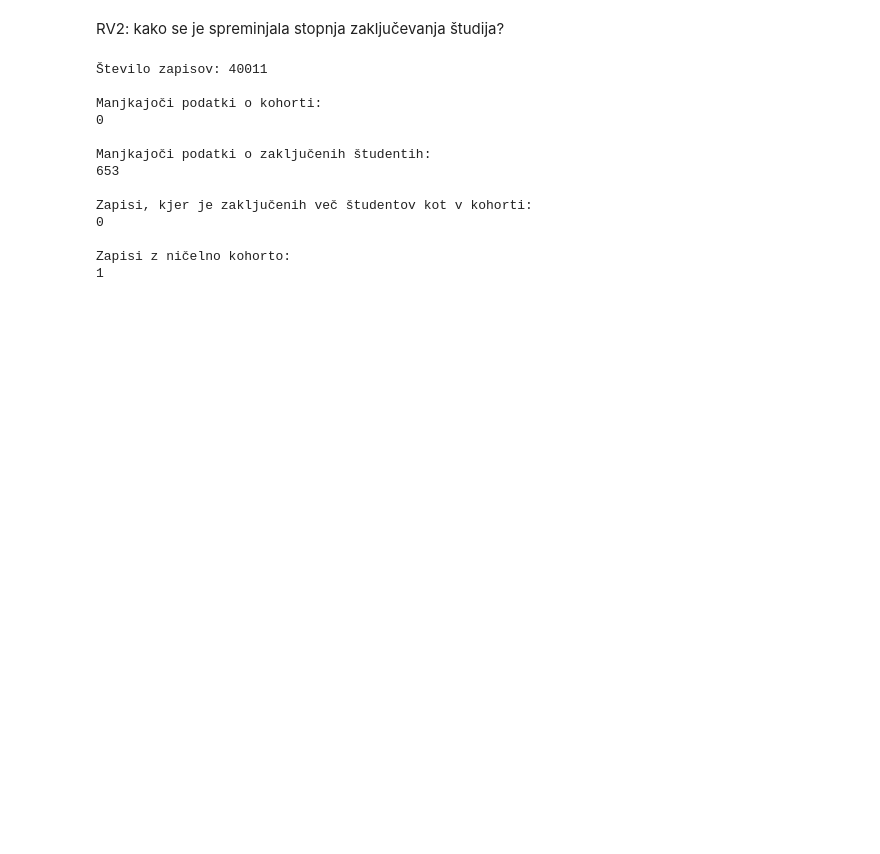
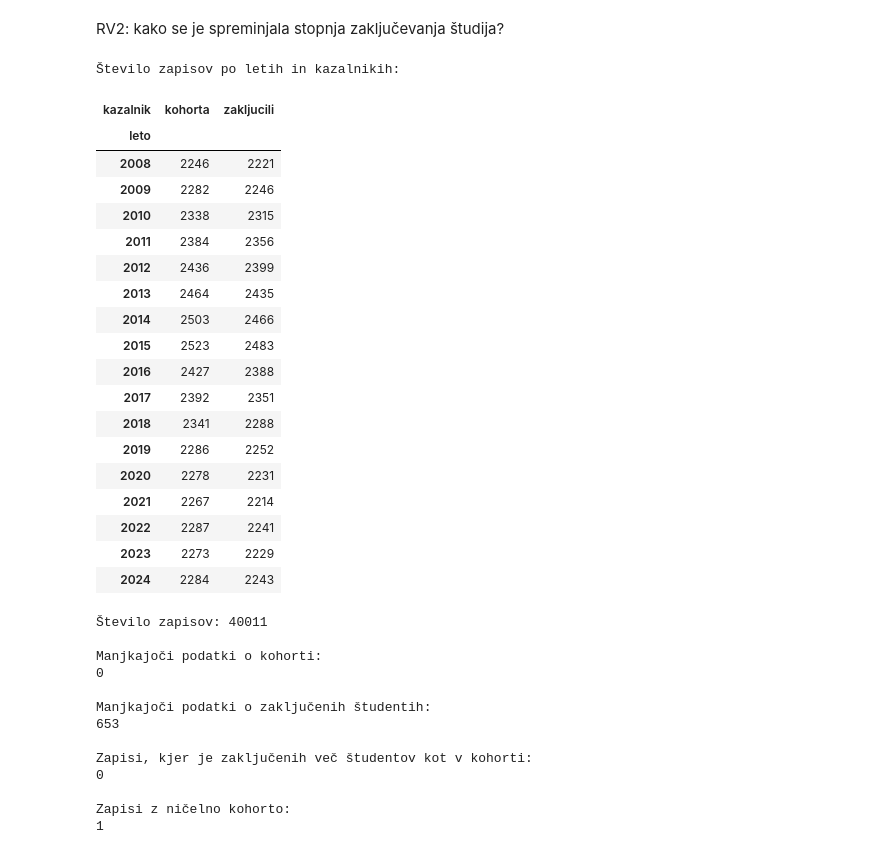
Before and after one commit to anacvetkoo/MOS-projekt, a Jupyter notebook: notebooks/Ana_teden3.ipynb, the cells around one changed output. Drawn from its saved outputs; the diff is of its cells as text; code cells hidden in the pictures; blank space fills up the shorter version.

```diff
--- a/notebooks/Ana_teden3.ipynb
+++ b/notebooks/Ana_teden3.ipynb
@@ -1253,6 +1253,52 @@ df_rv2 = pd.read_csv(
     "/content/IPEDS_RV2.csv",
     low_memory=False
 )
+# %%
+#izbor podatkov o prilagojeni kohorti in zaključevanju v 150 % časa
+df_rv2_izbor = df_rv2[
+    (df_rv2["SECTION"] == 1) &
+    (df_rv2["COHORT"] == 1) &
+    (
+        ((df_rv2["GRTYPE"] == 2) & (df_rv2["CHRTSTAT"] == 12)) |
+        ((df_rv2["GRTYPE"] == 3) & (df_rv2["CHRTSTAT"] == 13))
+    )
+].copy()
+
+#označevanje vrste podatka
+df_rv2_izbor["kazalnik"] = "zakljucili"
+
+df_rv2_izbor.loc[
+    df_rv2_izbor["GRTYPE"] == 2, "kazalnik"
+] = "kohorta"
+
+#preverjanje števila zapisov po letih in kazalnikih
+print("Število zapisov po letih in kazalnikih:")
+display(
+    df_rv2_izbor.groupby(
+        ["leto", "kazalnik"]
+    ).size().unstack()
+)
+# %% [output]
+Število zapisov po letih in kazalnikih:
+| kazalnik | kohorta | zakljucili |
+| leto |  |  |
+| 2008 | 2246 | 2221 |
+| 2009 | 2282 | 2246 |
+| 2010 | 2338 | 2315 |
+| 2011 | 2384 | 2356 |
+| 2012 | 2436 | 2399 |
+| 2013 | 2464 | 2435 |
+| 2014 | 2503 | 2466 |
+| 2015 | 2523 | 2483 |
+| 2016 | 2427 | 2388 |
+| 2017 | 2392 | 2351 |
+| 2018 | 2341 | 2288 |
+| 2019 | 2286 | 2252 |
+| 2020 | 2278 | 2231 |
+| 2021 | 2267 | 2214 |
+| 2022 | 2287 | 2241 |
+| 2023 | 2273 | 2229 |
+| 2024 | 2284 | 2243 |
 # %%
 #preoblikovanje podatkov v eno vrstico za vsako univerzo in leto
 df_rv2_siroko = df_rv2_izbor.pivot(
```
Also changed, not shown: parts of 8 cells of this notebook.
